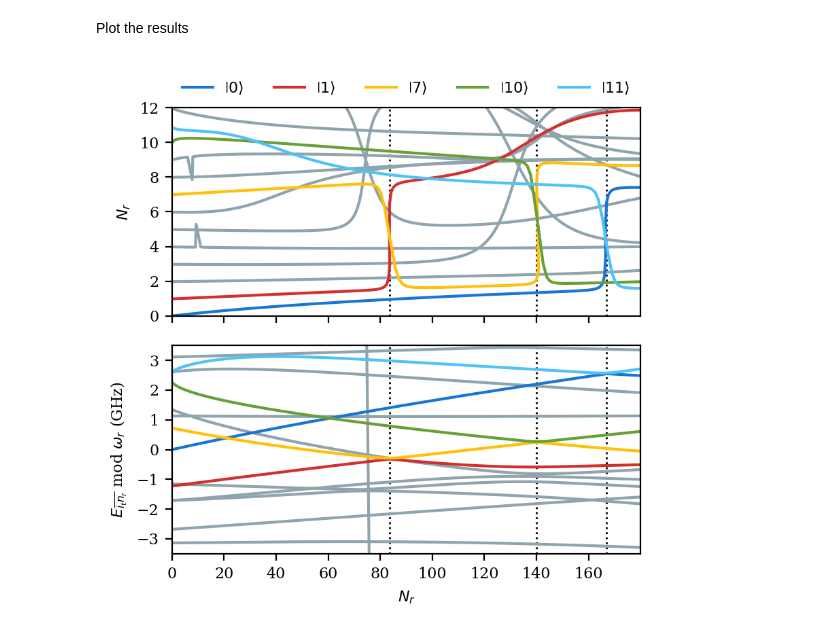
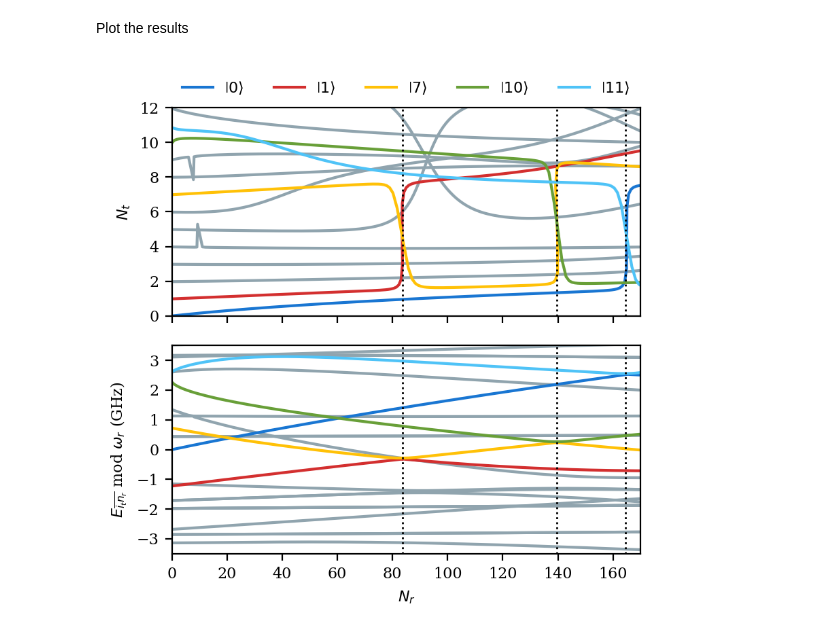
Before and after one commit to TheSQuaD-IQ/blueprint, a Jupyter notebook: tutorial/transmon/branch_analysis.ipynb, the cells around one changed output. Cells and saved outputs as stored; diff of their text form; code cells hidden in the pictures.

Commit message:
Update number of transmon states considered in branch analysis to ensure convergance

```diff
--- a/tutorial/transmon/branch_analysis.ipynb
+++ b/tutorial/transmon/branch_analysis.ipynb
@@ -83,7 +83,7 @@ OFFSET_CHARGE: float = 0.0
 ASYMMETRY: float = 0.0
 EXT_FLUX: float = 0.0
 CHARGE_CUTOFF: int = 500
-QUBIT_DIM: int = 16
+QUBIT_DIM: int = 25
 
 qubit = TunableTransmon(
     label=QUBIT_LABEL,
@@ -142,7 +142,7 @@ qubit_populations = jnp.real(expectation_value(branches, qubit_num_op))
 res_populations = res_populations.reshape(QUBIT_DIM, RES_DIM)
 qubit_populations = qubit_populations.reshape(QUBIT_DIM, RES_DIM)
 
-offset = 0.5 * resonator.frequency
+offset = 0.45 * resonator.frequency
 modular_energies = ((branch_energies + offset) % resonator.frequency) - offset
 modular_energies = modular_energies.reshape(QUBIT_DIM, RES_DIM)
 # %% [markdown]
@@ -155,44 +155,45 @@ highlighted_states = (0, 1, 7, 10, 11)
 colors = ["#1976d2", "#d32f2f", "#ffc107", "#689f38", "#4fc3f7"]
 default_color = "#90a4ae"
 
-resonance_populations = (83.6, 140, 167)
-
-states = tuple(range(QUBIT_DIM))
+resonance_populations = (83.6, 139.6, 164.6) # Resonator populations at which resonances occur
+num_states = 25 # How many states to plot
+states = tuple(range(num_states + 1))
 background_states = (state for state in states if state not in highlighted_states)
 with plt.rc_context(rc=rc_params):
     fig, axs = plt.subplots(nrows=2, sharex=True, figsize=figsize, tight_layout=True, dpi=200)
     population_ax, energy_ax = axs
-
-    for res_population in resonance_populations:
-        population_ax.axvline(res_population, color="black", linestyle=":", linewidth=1)
-        energy_ax.axvline(res_population, color="black", linestyle=":", linewidth=1)
 
     for state in background_states:
         population_ax.plot(res_populations[state], qubit_populations[state], color=default_color)
         energy_ax.plot(res_populations[state], modular_energies[state] / GHz, color=default_color)
 
     for state in highlighted_states:
         state_ind = highlighted_states.index(state)
         color = colors[state_ind]
         label = f"$\\left\\vert {{{state}}} \\right\\rangle$"
 
         population_ax.plot(res_populations[state], qubit_populations[state], color=color, label=label)
         energy_ax.plot(res_populations[state], modular_energies[state] / GHz, color=color, label=label)
 
+    for res_population in resonance_populations:
+        population_ax.axvline(res_population, color="black", linestyle=":", linewidth=1)
+        energy_ax.axvline(res_population, color="black", linestyle=":", linewidth=1)
+
+
     population_ax.legend(ncols=5, frameon=False, loc="upper center", bbox_to_anchor=(0.5, 1.2))
 
     population_ax.set_ylim(0, 12)
     population_ax.set_yticks([0, 2, 4, 6, 8, 10, 12])
-    population_ax.set_ylabel(r"$N_{r}$")
+    population_ax.set_ylabel(r"$N_{t}$")
 
     energy_ax.set_ylim(-3.5, 3.5)
     energy_ax.set_yticks([-3, -2, -1, 0, 1, 2, 3])
     energy_ax.set_ylabel(r"$E_{\overline{i_{t}n_{r}}}$ mod $\omega_r$ (GHz)")
 
-    energy_ax.set_xlim(0, 180)
+    energy_ax.set_xlim(0, 170)
     energy_ax.set_xticks([0, 20, 40, 60, 80, 100, 120, 140, 160])
     energy_ax.set_xlabel(r"$N_{r}$")
 
 plt.show()
 # %% [output]
-[figure, old version]
+[figure, new version]
```
